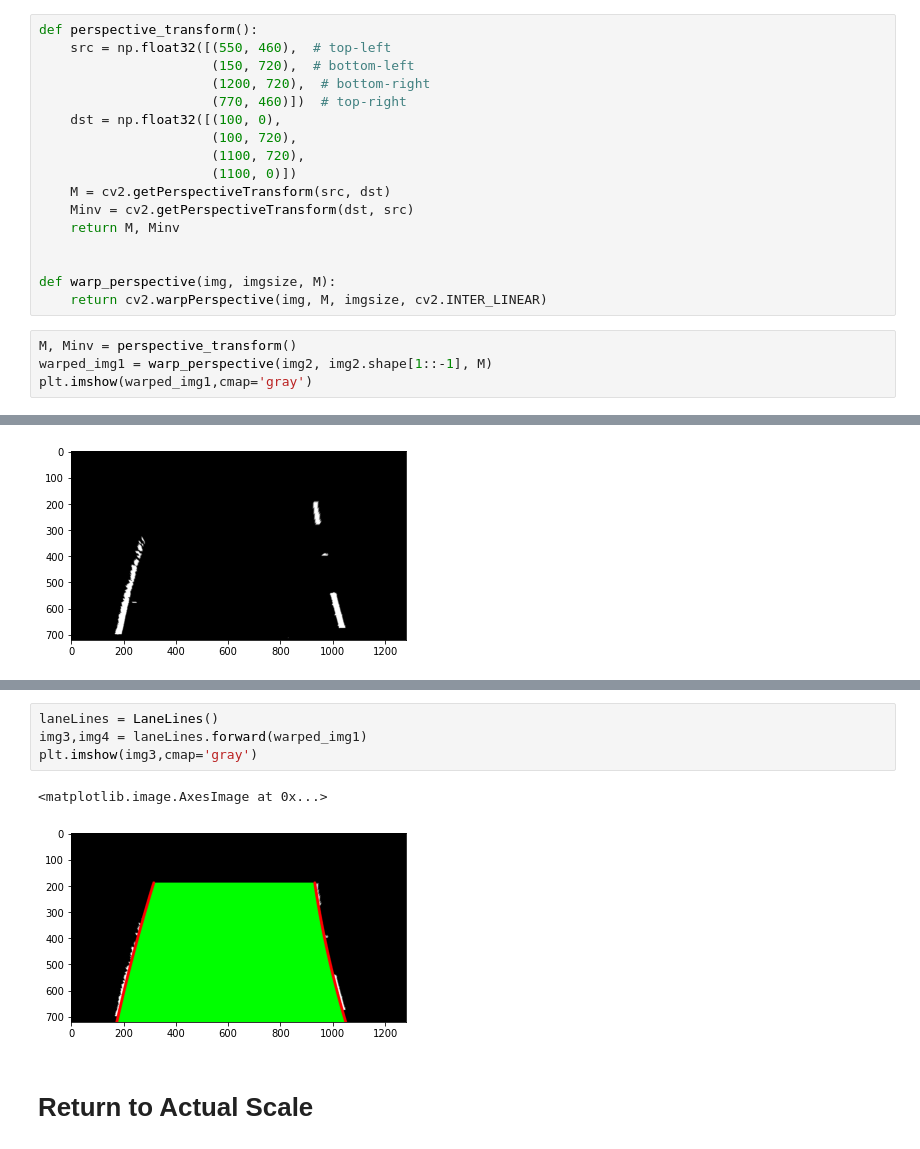
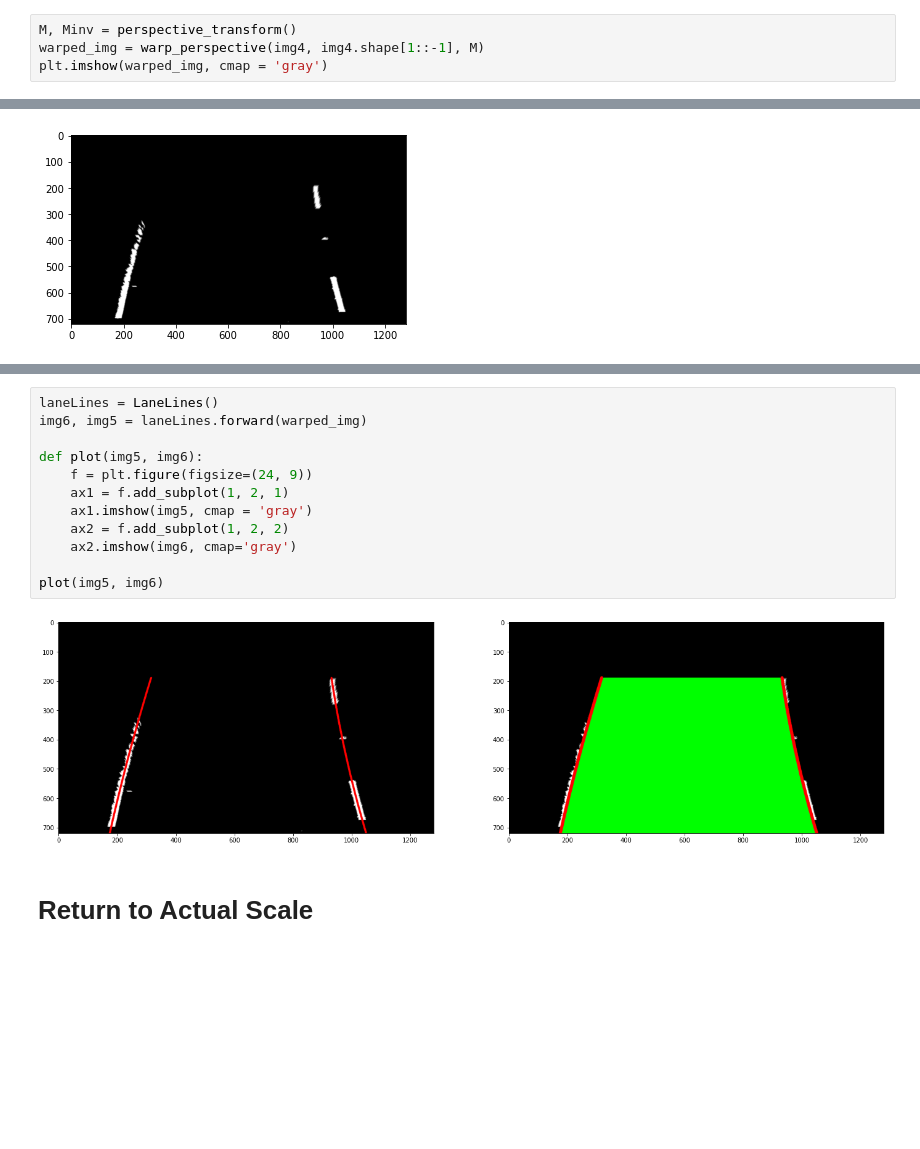
Before and after one commit to mohamedali1252/Lane-Detection, a Jupyter notebook: Project.ipynb, the cells around one changed output, grey strips where cells are left out. Cells and saved outputs as stored; diff of their text form; blank space fills up the shorter version.

```diff
--- a/Project.ipynb
+++ b/Project.ipynb
@@ -57,26 +40,9 @@ plt.imshow(img2,cmap='gray')
 # %% [markdown]
 # Prespective Transform
-# %%
-def perspective_transform():
-    src = np.float32([(550, 460),  # top-left
-                      (150, 720),  # bottom-left
-                      (1200, 720),  # bottom-right
-                      (770, 460)])  # top-right
-    dst = np.float32([(100, 0),
-                      (100, 720),
-                      (1100, 720),
-                      (1100, 0)])
-    M = cv2.getPerspectiveTransform(src, dst)
-    Minv = cv2.getPerspectiveTransform(dst, src)
-    return M, Minv
-
-
-def warp_perspective(img, imgsize, M):
-    return cv2.warpPerspective(img, M, imgsize, cv2.INTER_LINEAR)
 # %%
 M, Minv = perspective_transform()
-warped_img1 = warp_perspective(img2, img2.shape[1::-1], M)
-plt.imshow(warped_img1,cmap='gray')
+warped_img = warp_perspective(img4, img4.shape[1::-1], M)
+plt.imshow(warped_img, cmap = 'gray')
 # %% [output]
 <matplotlib.image.AxesImage at 0x...>
 [figure]
@@ -336,10 +51,17 @@ class LaneLines:
 # %%
 laneLines = LaneLines()
-img3,img4 = laneLines.forward(warped_img1)
-plt.imshow(img3,cmap='gray')
+img6, img5 = laneLines.forward(warped_img)
+
+def plot(img5, img6):
+    f = plt.figure(figsize=(24, 9))
+    ax1 = f.add_subplot(1, 2, 1)
+    ax1.imshow(img5, cmap = 'gray')
+    ax2 = f.add_subplot(1, 2, 2)
+    ax2.imshow(img6, cmap='gray')
+
+plot(img5, img6)
 # %% [output]
-<matplotlib.image.AxesImage at 0x...>
-[figure, old version]
+[figure, new version]
 # %% [markdown]
 # Return to Actual Scale
 # %%
```
Also changed, not shown: parts of 17 cells of this notebook, 6 other files.
